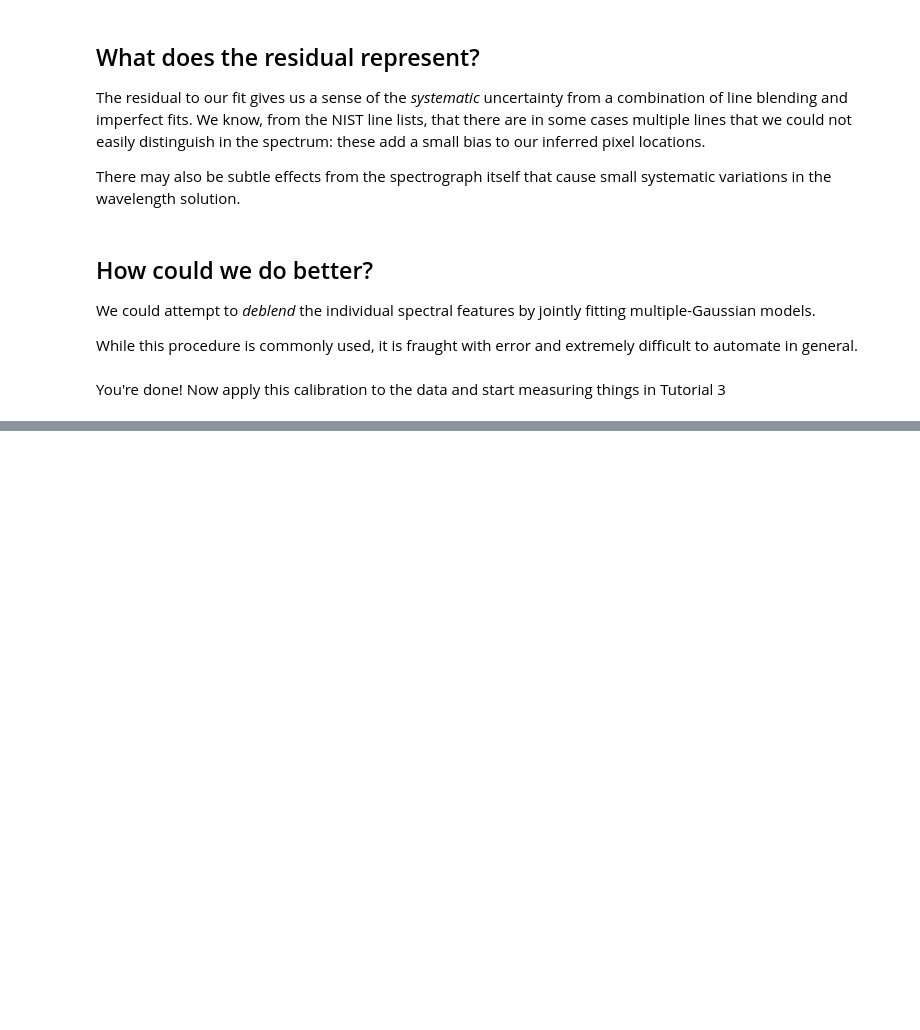
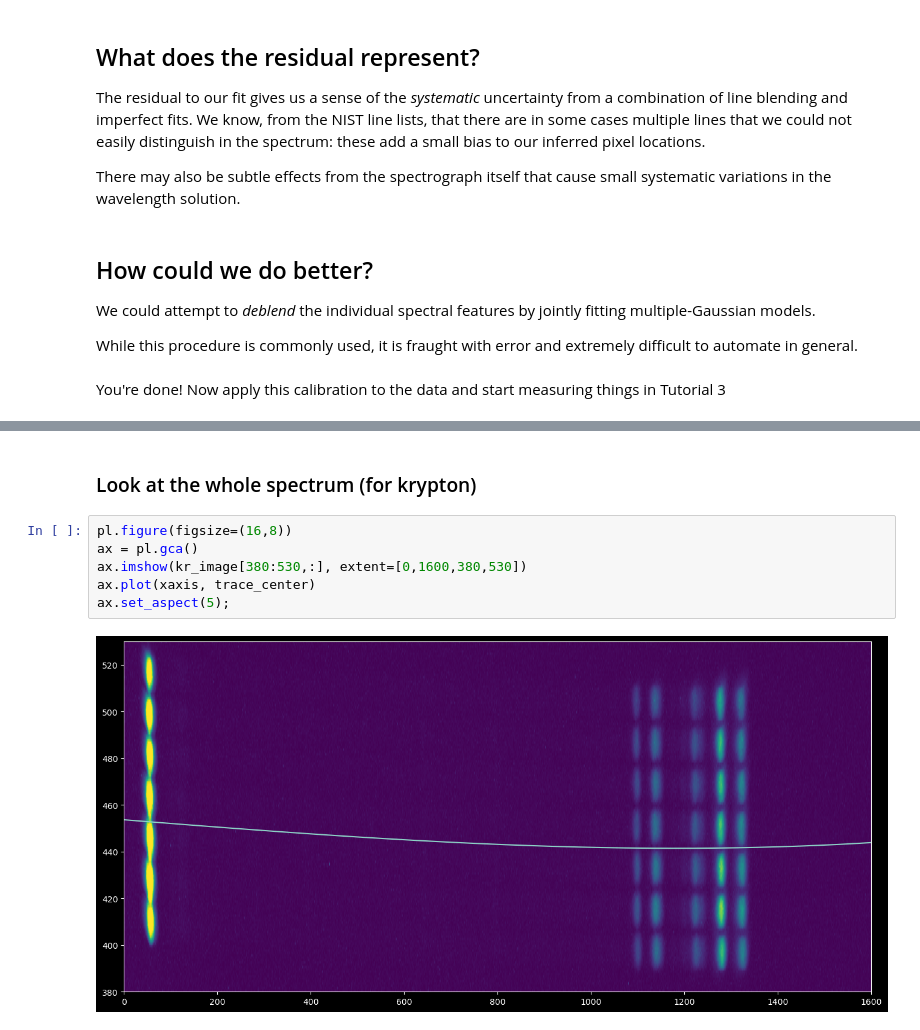
Before and after one commit to astropy/astropy-tutorials, a Jupyter notebook: tutorials/SpectroscopicDataReductionBasics/2-WavelengthCalibration.ipynb, the cells around one changed output, grey strips where cells are left out. Cells and saved outputs as stored; diff of their text form; blank space fills up the shorter version.

```diff
--- a/tutorials/SpectroscopicDataReductionBasics/2-WavelengthCalibration.ipynb
+++ b/tutorials/SpectroscopicDataReductionBasics/2-WavelengthCalibration.ipynb
@@ -527,0 +652,10 @@ You're done!  Now apply this calibration to the data and start measuring things
+# %% [markdown]
+### Look at the whole spectrum (for krypton)
+# %%
+pl.figure(figsize=(16,8))
+ax = pl.gca()
+ax.imshow(kr_image[380:530,:], extent=[0,1600,380,530])
+ax.plot(xaxis, trace_center)
+ax.set_aspect(5);
+# %% [output]
+[figure, added]
```
Also changed, not shown: parts of 58 cells of this notebook.
